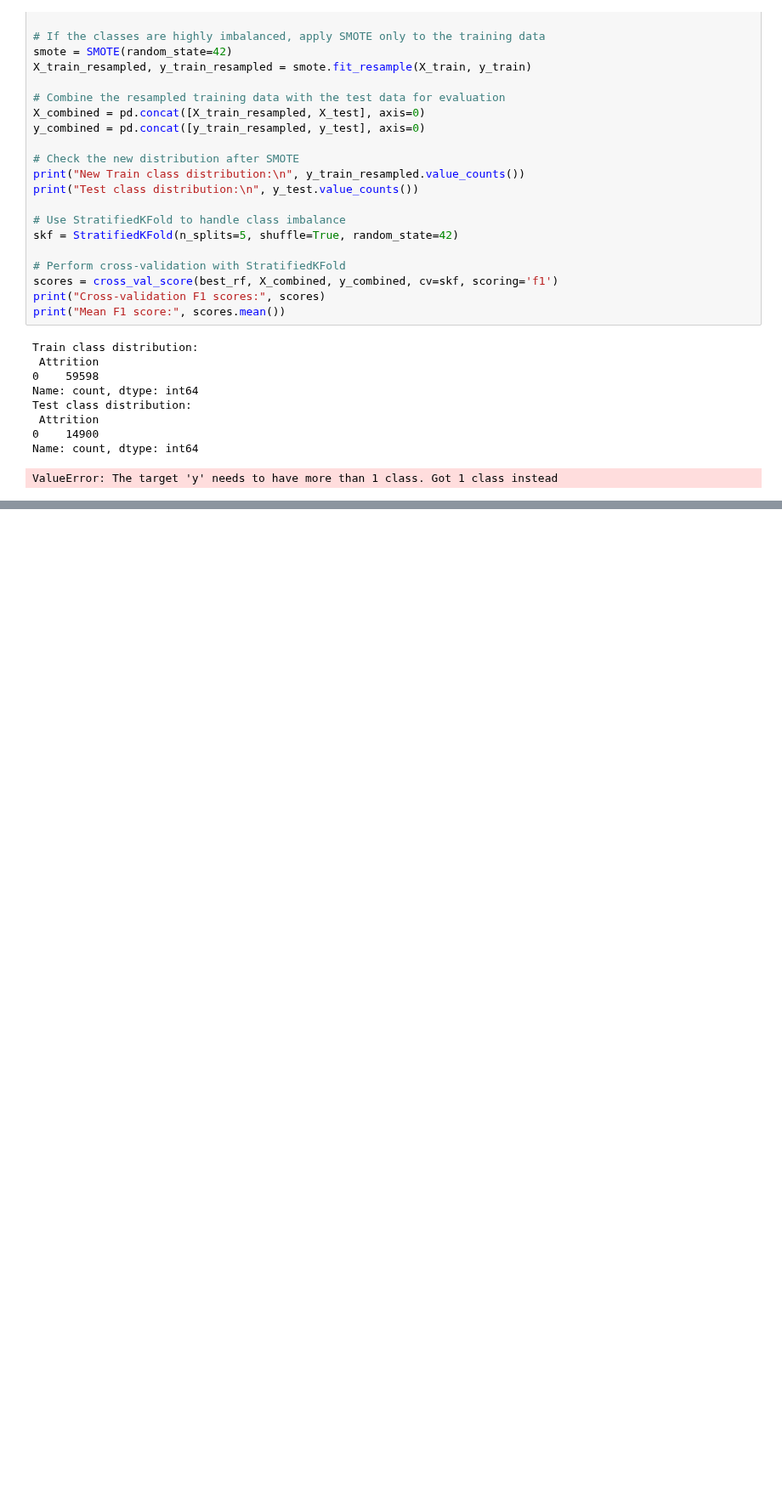
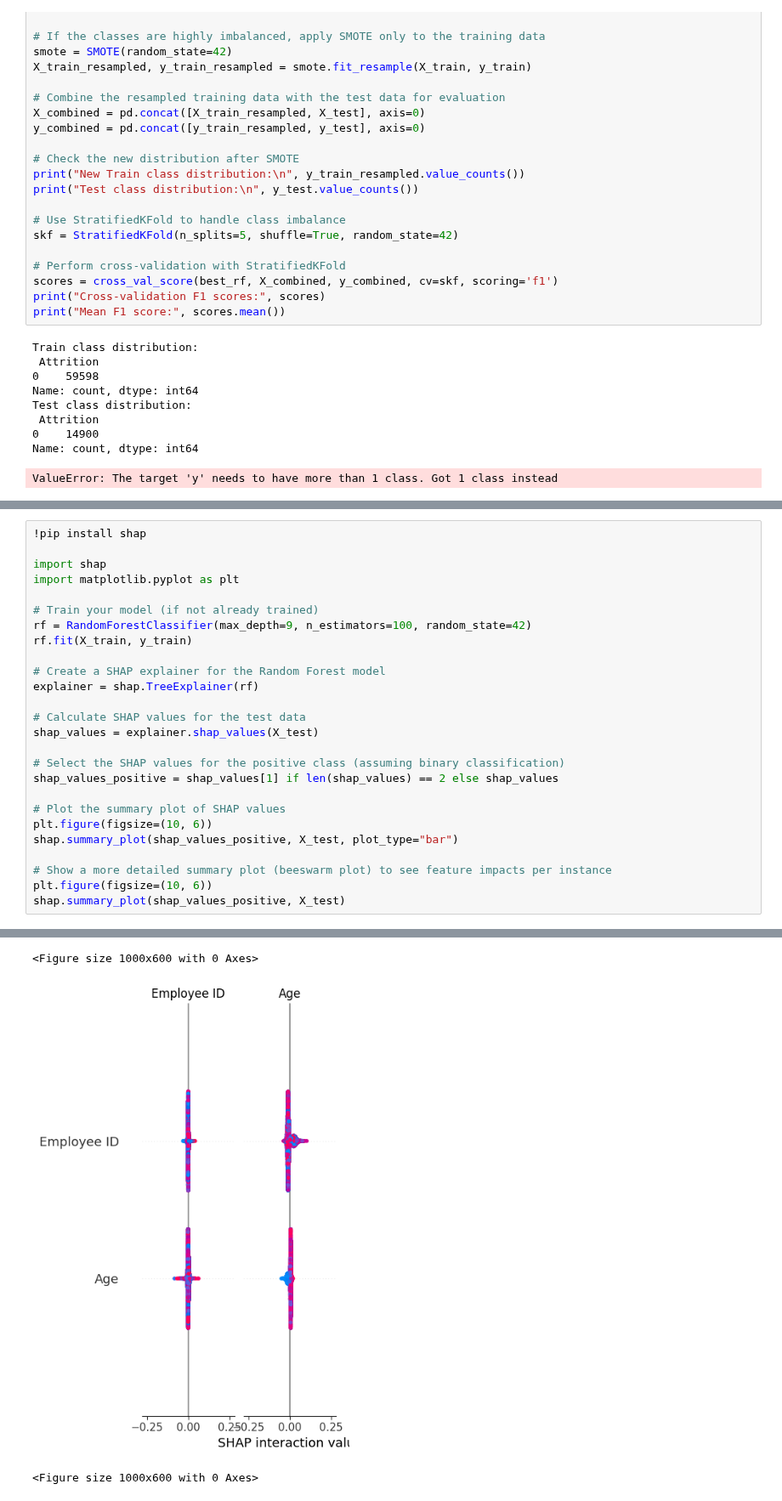
Before and after one commit to hansi-2000/HR-Project_ML, a Jupyter notebook: EMP_Attrition_rate.ipynb, the cells around one changed output, grey strips where cells are left out. Shown at 85% size. Drawn from its saved outputs; the diff is of its cells as text; blank space fills up the shorter version.

```diff
--- a/EMP_Attrition_rate.ipynb
+++ b/EMP_Attrition_rate.ipynb
@@ -370,0 +393,27 @@ plt.show()
+# %%
+!pip install shap
+
+import shap
+import matplotlib.pyplot as plt
+
+# Train your model (if not already trained)
+rf = RandomForestClassifier(max_depth=9, n_estimators=100, random_state=42)
+rf.fit(X_train, y_train)
+
+# Create a SHAP explainer for the Random Forest model
+explainer = shap.TreeExplainer(rf)
+
+# Calculate SHAP values for the test data
+shap_values = explainer.shap_values(X_test)
+
+# Select the SHAP values for the positive class (assuming binary classification)
+shap_values_positive = shap_values[1] if len(shap_values) == 2 else shap_values
+
+# Plot the summary plot of SHAP values
+plt.figure(figsize=(10, 6))
+shap.summary_plot(shap_values_positive, X_test, plot_type="bar")
+
+# Show a more detailed summary plot (beeswarm plot) to see feature impacts per instance
+plt.figure(figsize=(10, 6))
+shap.summary_plot(shap_values_positive, X_test)
+# %% [output]
@@ -370,0 +437,3 @@ plt.show()
+<Figure size 1000x600 with 0 Axes>
+[figure, added]
+<Figure size 1000x600 with 0 Axes>
```
Also changed, not shown: parts of 6 cells of this notebook.
